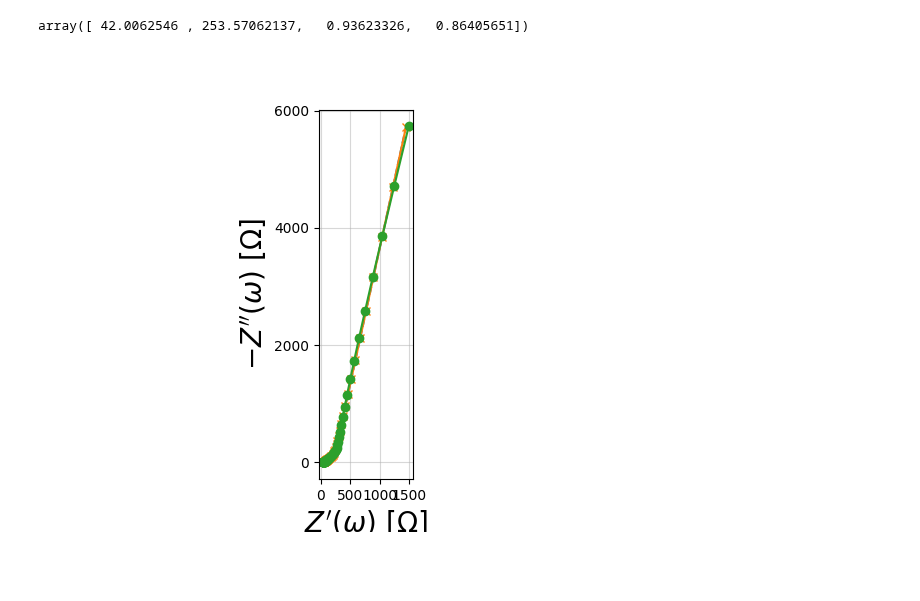
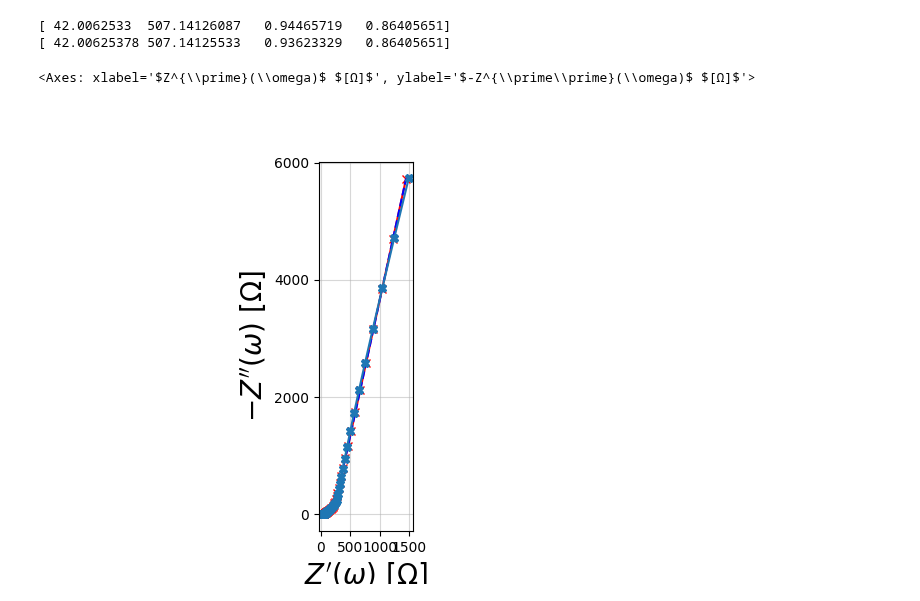
Before and after one commit to Yugal0/fitting-eis-inhomo-electrode, a Jupyter notebook: python/experimental/fit_abhi_data.ipynb, the cells around one changed output. Saved outputs shown, nothing was run; the diff lists cells and outputs as text; code cells hidden in the pictures; blank space fills up the shorter version.

```diff
--- a/python/experimental/fit_abhi_data.ipynb
+++ b/python/experimental/fit_abhi_data.ipynb
@@ -34,22 +34,23 @@ freq_exp_data=exp_data[:,0]
 #freq_exp_data
 # %%
 c_abhi_data=CustomCircuit(initial_guess=[41,1000,1,0.8],circuit="TLMuni")
-c_EC=CustomCircuit(initial_guess=[41,1000,1,0.8],circuit="TLMuniEC")
+c_EC=CustomCircuit(initial_guess=[40,530,1,0.9],circuit="TLMuniEC")
 c_pred=c_abhi_data.fit(freq_exp_data,z_exp_data,bounds=[(0,0,0,0),(np.inf,np.inf,np.inf,1)])
 c_pred_EC=c_EC.fit(freq_exp_data,z_exp_data,bounds=[(0,0,0,0),(np.inf,np.inf,np.inf,1)])
 
-c_pred.parameters_
-c_pred_EC.parameters_
+print(c_pred.parameters_)
+print(c_pred_EC.parameters_)
 # %% [output]
-array([ 42.0062546 , 253.57062137,   0.93623326,   0.86405651])
+[ 42.0062533  507.14126087   0.94465719   0.86405651]
+[ 42.00625378 507.14125533   0.93623329   0.86405651]
 # %%
-plt.close()
+
 z_pred=c_pred.predict(freq_exp_data)
 z_pred_EC=c_pred_EC.predict(freq_exp_data)
 fg, ax=plt.subplots()
-plot_nyquist(z_pred,ax=ax,fmt="--",ms="2")
-plot_nyquist(z_pred_EC,ax=ax,fmt="-x")
-plot_nyquist(z_exp_data,ax=ax,fmt="-o")
-plt.show()
+plot_nyquist(z_pred_EC,ax=ax,fmt="-x",color="red")
+plot_nyquist(z_pred,ax=ax,fmt="--",color="blue")
+plot_nyquist(z_exp_data,ax=ax,fmt="-X")
 # %% [output]
+<Axes: xlabel='$Z^{\\prime}(\\omega)$ $[Ω]$', ylabel='$-Z^{\\prime\\prime}(\\omega)$ $[Ω]$'>
-[figure, old version]
+[figure, new version]
```
Also changed, not shown: parts of 1 cell of this notebook.
